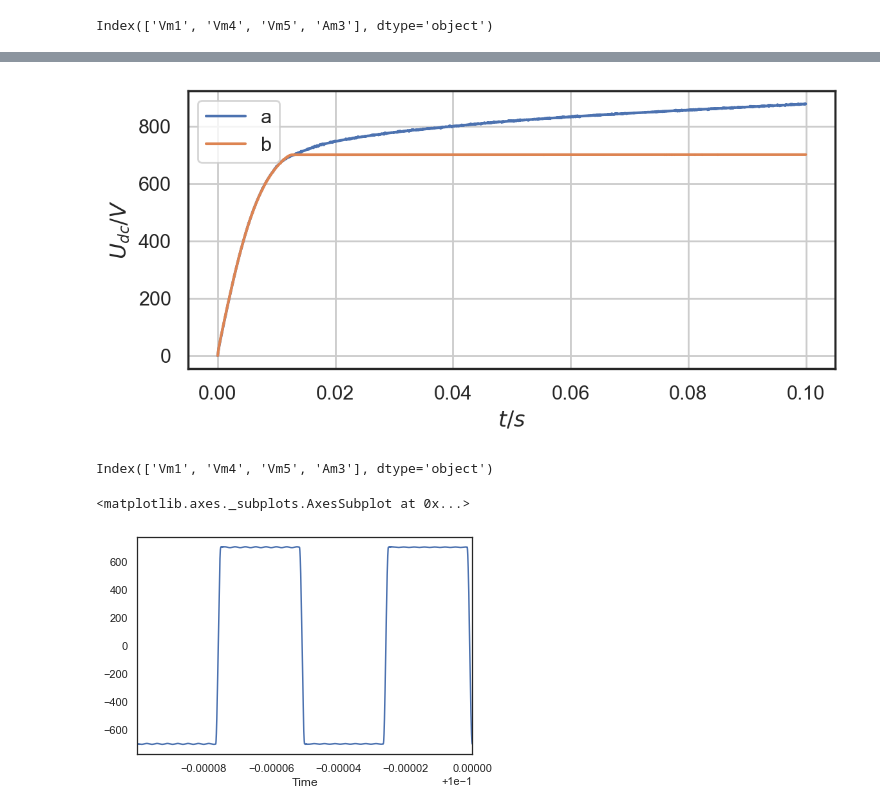
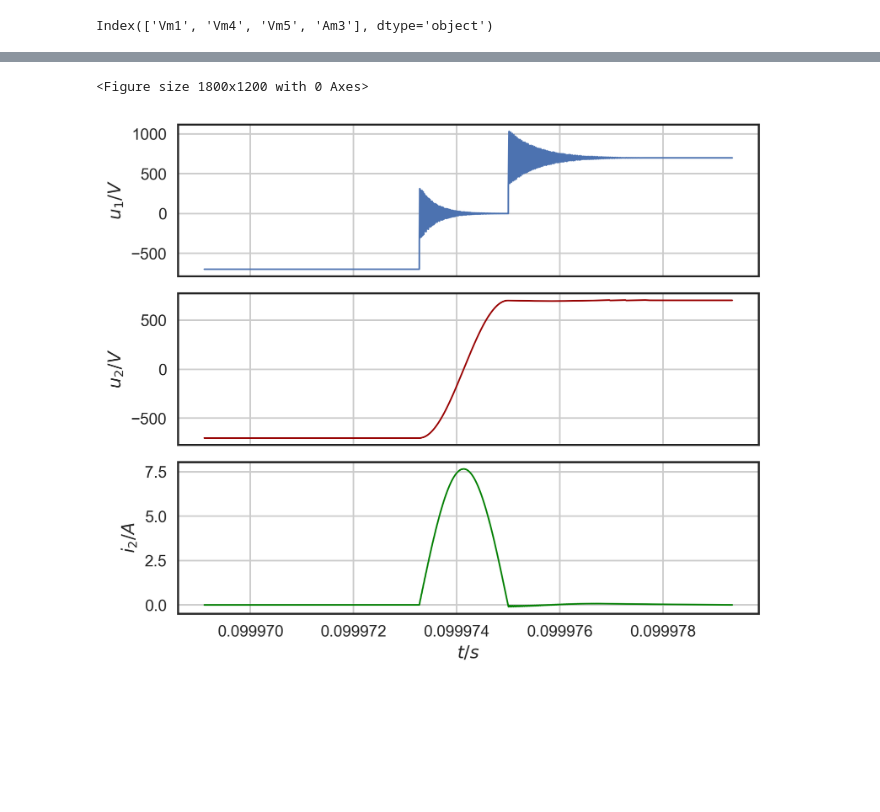
Before and after one commit to Crescent617/plecs-simulation, a Jupyter notebook: DAB直流母线电压升高波形分析-Copy1.ipynb, the cells around one changed output, grey strips where cells are left out. Drawn from its saved outputs; the diff is of its cells as text; code cells hidden in the pictures; blank space fills up the shorter version.

```diff
--- a/DAB直流母线电压升高波形分析-Copy1.ipynb
+++ b/DAB直流母线电压升高波形分析-Copy1.ipynb
@@ -41 +125,29 @@ Index(['2.8041168190940593e-06', '6.0718794689509138e-06',
+# %%
+dps = _dps[(_dps.index > 0.1-31e-6) & (_dps.index < 0.1-20e-6)]
+
+fig = plt.figure(dpi=300, figsize=(6,4))
+# axes[0].set(title=title+'\n')
+
+x = dps.index
+u, v, i = 'Vm4', 'Vm5', 'Am3'
+
+fig, (u1, u2, i2) = plt.subplots(3,1, sharex=True, figsize=(6,5), dpi=300)
+plt.xlabel('$t/s$')
+
+u1.plot(x, dps[u], label='$u_{1}/V$', linewidth=1)
+u1.set(ylabel='$u_{1}/V$')
+u1.grid(True)
+
+u2.plot(x, dps[v], '#990000',label='$u_{2}/V$', linewidth=1)
+u2.set(ylabel='$u_{2}/V$')
+u2.grid(True)
+
+i2.plot(x, dps[i], 'g', label='$i_{2}/A$', linewidth=1)
+i2.set(ylabel='$i_{2}/A$')
+i2.grid(True)
+
+plt.tight_layout()
+# %% [output]
+<Figure size 1800x1200 with 0 Axes>
+[figure, added]
 # %%
@@ -43,17 +154,0 @@ plt.plot?
-# %%
-udc = 'Vm1'
-
-plt.figure(dpi=200, figsize=(6,3))
-
-plt.plot(sps.index, sps[udc], label='a')
-plt.plot(dps.index, dps[udc], label='b')
-
-plt.ylabel('$U_{dc}/V$')
-plt.xlabel('$t/s$')
-
-plt.legend()
-# sns.despine()
-plt.grid(True)
-plt.tight_layout()
-# %% [output]
-[figure, removed]
@@ -62,9 +154,0 @@ dps = pd.read_csv('./dps_data.csv', index_col=0, header=0, skiprows=lambda x: 0
-# %%
-dps.columns
-# %% [output]
-Index(['Vm1', 'Vm4', 'Vm5', 'Am3'], dtype='object')
-# %%
-dps['Vm5'].iloc[-3000:].plot()
-# %% [output]
-<matplotlib.axes._subplots.AxesSubplot at 0x...>
-[figure, removed]
```
Also changed, not shown: parts of 19 cells of this notebook, 15 other files.
